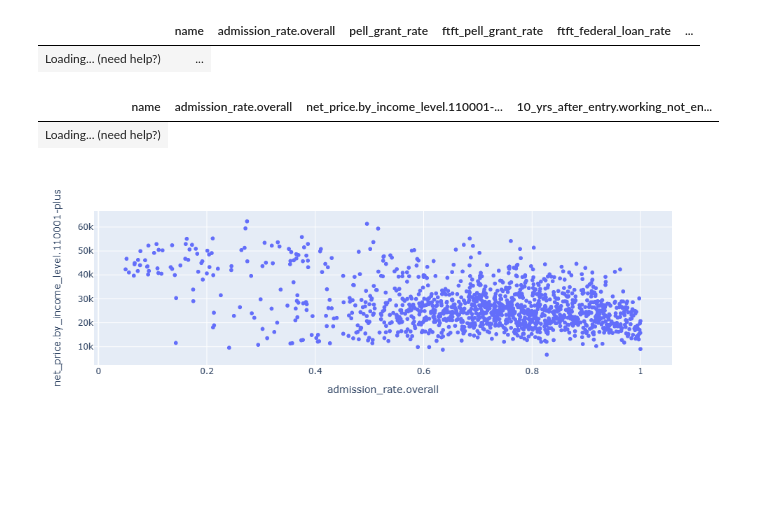
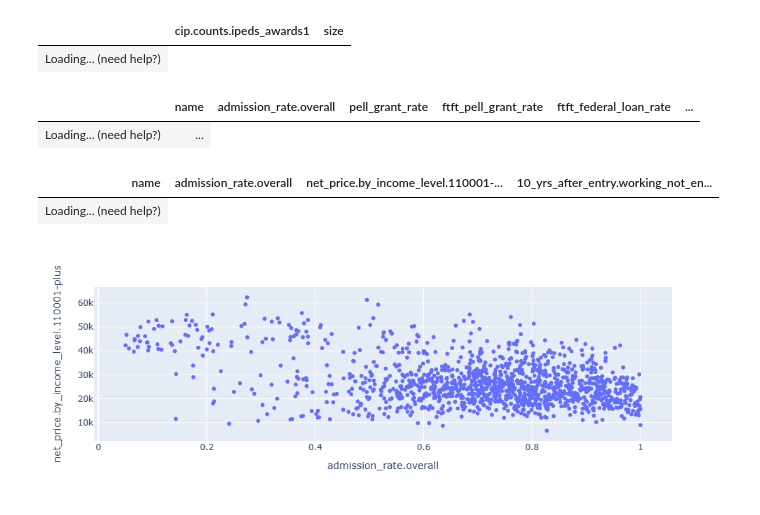
Before and after one commit to gabeweng/CollegeExplorer, a Jupyter notebook: DataInsight.ipynb, the cells around one changed output. Cells and saved outputs as stored; diff of their text form; code cells hidden in the pictures; blank space fills up the shorter version.

```diff
--- a/DataInsight.ipynb
+++ b/DataInsight.ipynb
@@ -20,2 +42,2 @@ datadict.to_csv('dd.csv')
 # %%
-datadict
+df = df_college.merge(df_majors[(df_majors['cip.title'].isin(['Computer Science.'])) & (df_majors['cip.credential.title']=='Bachelor’s Degree')], left_on='id', right_on='cip.unit_id')
@@ -25,11 +44,8 @@ datadict
 # %%
-datadict = pd.read_csv("CollegeScorecardDataDictionary.csv")
-# datadict = datadict[~(datadict['NOTES'].str.startswith('Discontinued', na=False))]
-# name2code = dict(zip(datadict['developer-friendly name'], datadict['VARIABLE NAME']))
-
-code2name = dict(zip(datadict['VARIABLE NAME'], datadict['developer-friendly name']))
-len(code2name)
-df.rename(columns = code2name, inplace = True)
+df[['cip.counts.ipeds_awards1','size']]
+# %% [output]
+|  | cip.counts.ipeds_awards1 | size |
+| Loading... (need help?) |
 # %%
 # df[df['ADM_RATE']<0.2][['INSTNM','ADM_RATE','DEP_INC_AVG','DEP_INC_PCT_H2']] # .isnull()
 df[df['admission_rate.overall']<0.2][
```
Also changed, not shown: parts of 4 cells of this notebook, 1 other file.
